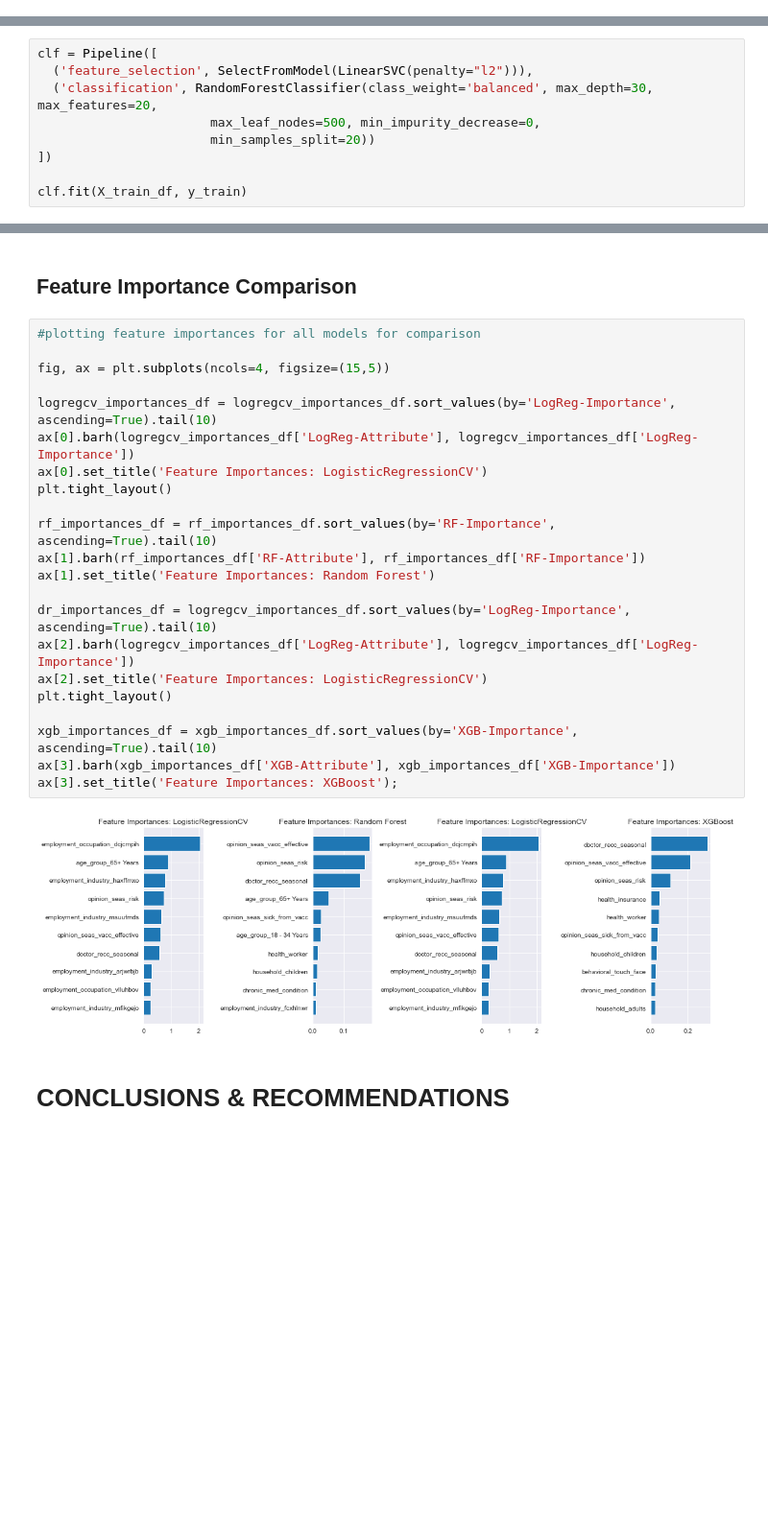
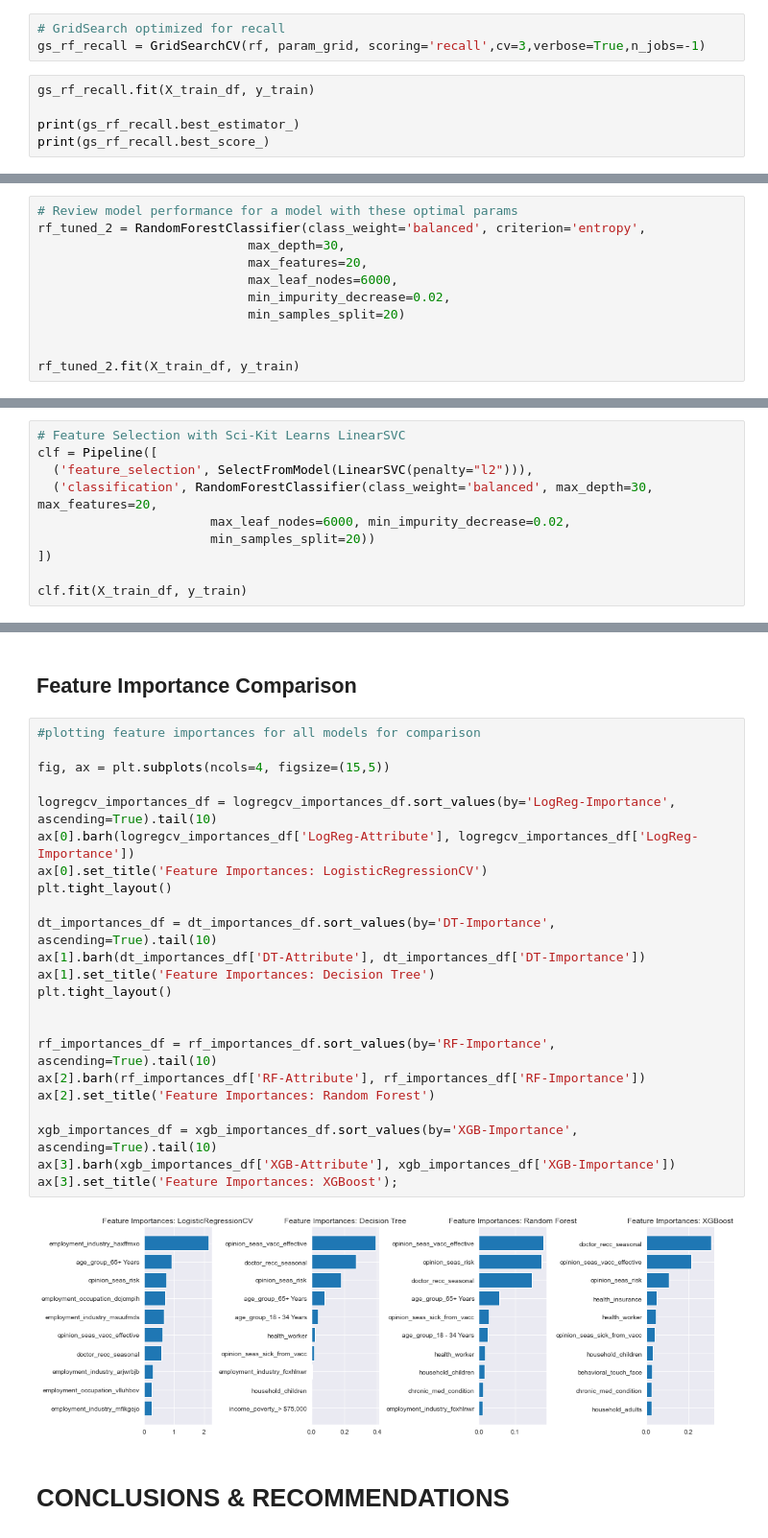
Before and after one commit to rcauvy/Flu_Shot_Learning, a Jupyter notebook: Flu_Shot_Learning.ipynb, the cells around one changed output, grey strips where cells are left out. Shown at 96% size. Drawn from its saved outputs; the diff is of its cells as text; blank space fills up the shorter version.

Commit message:
Review Update

```diff
--- a/Flu_Shot_Learning.ipynb
+++ b/Flu_Shot_Learning.ipynb
@@ -1120,3 +1143,11 @@ rf_tuned.fit(X_train_df, y_train)
 RandomForestClassifier(class_weight='balanced', criterion='entropy',
                        max_depth=30, max_features=20, max_leaf_nodes=500,
                        min_impurity_decrease=0, min_samples_split=20)
+# %%
+# GridSearch optimized for recall
+gs_rf_recall = GridSearchCV(rf, param_grid, scoring='recall',cv=3,verbose=True,n_jobs=-1)
+# %%
+gs_rf_recall.fit(X_train_df, y_train)
+
+print(gs_rf_recall.best_estimator_)
+print(gs_rf_recall.best_score_)
@@ -1122,0 +1171,11 @@ RandomForestClassifier(class_weight='balanced', criterion='entropy',
+# %%
+# Review model performance for a model with these optimal params
+rf_tuned_2 = RandomForestClassifier(class_weight='balanced', criterion='entropy',
+                            max_depth=30,
+                            max_features=20,
+                            max_leaf_nodes=6000,
+                            min_impurity_decrease=0.02,
+                            min_samples_split=20)
+
+
+rf_tuned_2.fit(X_train_df, y_train)
@@ -1137,8 +1216,9 @@ Test Score = 0.78
 # %%
+# Feature Selection with Sci-Kit Learns LinearSVC
 clf = Pipeline([
   ('feature_selection', SelectFromModel(LinearSVC(penalty="l2"))),
   ('classification', RandomForestClassifier(class_weight='balanced', max_depth=30, max_features=20,
-                       max_leaf_nodes=500, min_impurity_decrease=0,
+                       max_leaf_nodes=6000, min_impurity_decrease=0.02,
                        min_samples_split=20))
 ])
 
@@ -1396,27 +1476,28 @@ importances_df
 # %%
 #plotting feature importances for all models for comparison
 
 fig, ax = plt.subplots(ncols=4, figsize=(15,5))
 
 logregcv_importances_df = logregcv_importances_df.sort_values(by='LogReg-Importance', ascending=True).tail(10)
 ax[0].barh(logregcv_importances_df['LogReg-Attribute'], logregcv_importances_df['LogReg-Importance'])
 ax[0].set_title('Feature Importances: LogisticRegressionCV')
 plt.tight_layout()
 
+dt_importances_df = dt_importances_df.sort_values(by='DT-Importance', ascending=True).tail(10)
+ax[1].barh(dt_importances_df['DT-Attribute'], dt_importances_df['DT-Importance'])
+ax[1].set_title('Feature Importances: Decision Tree')
+plt.tight_layout()
+
+
 rf_importances_df = rf_importances_df.sort_values(by='RF-Importance', ascending=True).tail(10)
-ax[1].barh(rf_importances_df['RF-Attribute'], rf_importances_df['RF-Importance'])
-ax[1].set_title('Feature Importances: Random Forest')
-
-dr_importances_df = logregcv_importances_df.sort_values(by='LogReg-Importance', ascending=True).tail(10)
-ax[2].barh(logregcv_importances_df['LogReg-Attribute'], logregcv_importances_df['LogReg-Importance'])
-ax[2].set_title('Feature Importances: LogisticRegressionCV')
-plt.tight_layout()
+ax[2].barh(rf_importances_df['RF-Attribute'], rf_importances_df['RF-Importance'])
+ax[2].set_title('Feature Importances: Random Forest')
 
 xgb_importances_df = xgb_importances_df.sort_values(by='XGB-Importance', ascending=True).tail(10)
 ax[3].barh(xgb_importances_df['XGB-Attribute'], xgb_importances_df['XGB-Importance'])
 ax[3].set_title('Feature Importances: XGBoost');
 # %% [output]
-[figure, old version]
+[figure, new version]
 # %% [markdown]
 # CONCLUSIONS & RECOMMENDATIONS
 # %% [markdown]
```
Also changed, not shown: parts of 35 cells of this notebook, 3 other files.
